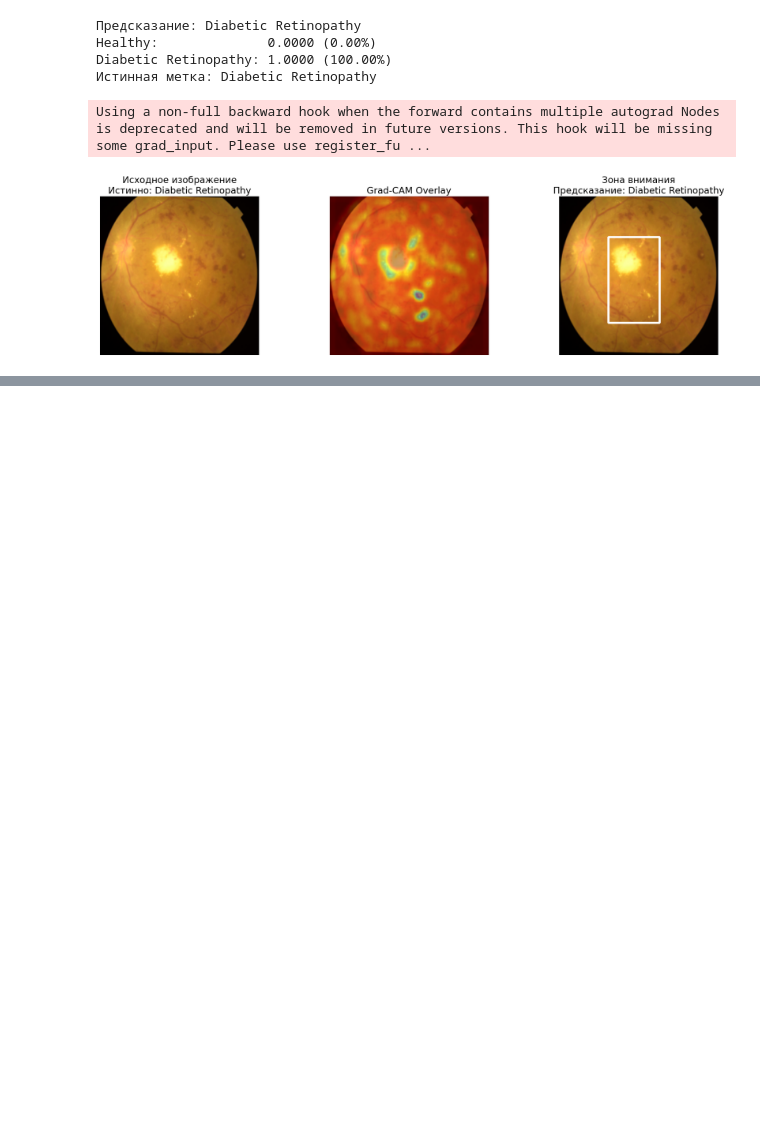
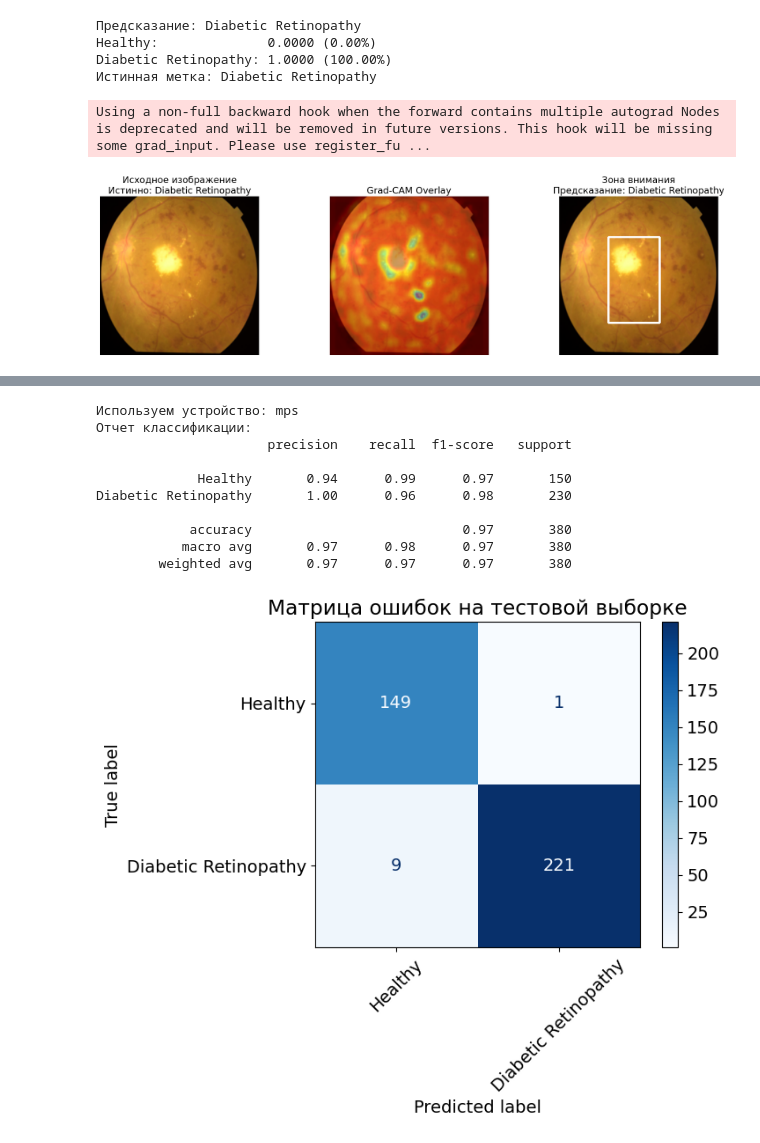
Before and after one commit to BaUniv2025/Blindness-Detection, a Jupyter notebook: training.ipynb, the cells around one changed output, grey strips where cells are left out. Cells and saved outputs as stored; diff of their text form; code cells hidden in the pictures; blank space fills up the shorter version.

```diff
--- a/training.ipynb
+++ b/training.ipynb
@@ -656,0 +748,25 @@ Using a non-full backward hook when the forward contains multiple autograd Nodes
+# %%
+from utils.model import BinaryCNN
+
+model = Binary1CNN()
+model.load_state_dict(torch.load("data/model2.pth"))
+model.eval()
+
+evaluate_binary_model(
+    model,
+    test_loader,
+    class_names=["Healthy", "Diabetic Retinopathy"],
+    threshold=0.5
+)
+# %% [output]
+Используем устройство: mps
+Отчет классификации:
+                      precision    recall  f1-score   support
+
+             Healthy       0.94      0.99      0.97       150
+Diabetic Retinopathy       1.00      0.96      0.98       230
+
+            accuracy                           0.97       380
+           macro avg       0.97      0.98      0.97       380
+        weighted avg       0.97      0.97      0.97       380
+[figure, added]
```
Also changed, not shown: parts of 4 cells of this notebook.
